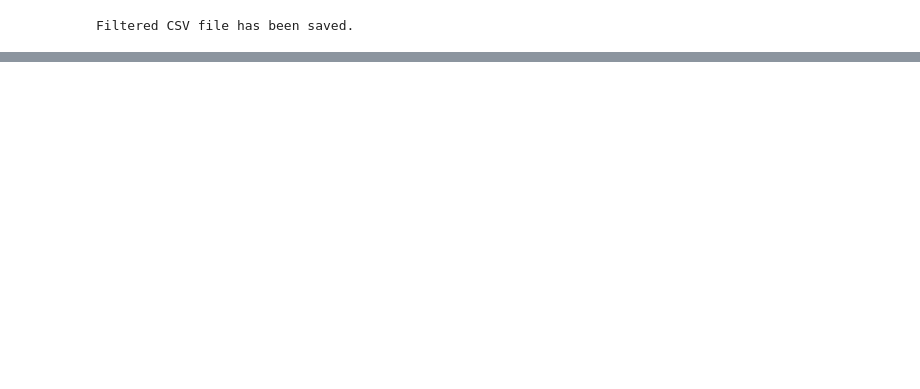
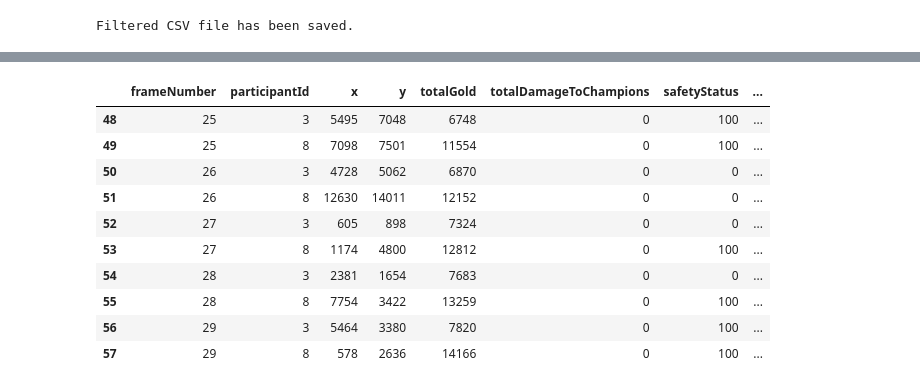
Before and after one commit to EmmsDK/DataProcessing, a Jupyter notebook: threatCalculator.ipynb, the cells around one changed output, grey strips where cells are left out. Saved outputs shown, nothing was run; the diff lists cells and outputs as text; code cells hidden in the pictures; blank space fills up the shorter version.

```diff
--- a/threatCalculator.ipynb
+++ b/threatCalculator.ipynb
@@ -6,7 +6,7 @@ import os
 import csv
 
 #maybe doc import
-with open(r"E:\DistanceTesting\filenamesv2\EUW1_6863954134.json", "r", encoding="utf-8") as file:
+with open("E:\\DistanceTesting\\filenamesv2\\EUW1_6871911174.json", "r", encoding="utf-8") as file:
     data = json.load(file)
 
 blueTimestamps = {}
@@ -234,5 +225,5 @@ Danger , threat = 100
 # %%
-file_path = r"E:\DistanceTesting\filenamesv2\EUW1_6863954134.json"
+file_path = "E:\\DistanceTesting\\filenamesv2\\EUW1_6871911174.json"
 df = pd.read_csv(file_path)
 
 # Filter the DataFrame to keep only rows where the participant ID is 3 or 8
@@ -240,7 +231,7 @@ df = pd.read_csv(file_path)
 filtered_df = df[df['participantId'].isin([3, 8])]
 
 # Save the filtered DataFrame to a new CSV file
-filtered_file_path = r"E:\DistanceTesting\filenamesv2\EUW1_6863954134.json"
+filtered_file_path = "E:\\DistanceTesting\\filenamesv2\\EUW1_6871911174.json"
 filtered_df.to_csv(filtered_file_path, index=False)
 
 print('Filtered CSV file has been saved.')
@@ -279,0 +271,49 @@ df.tail(10)
+# %%
+file_path='E:\\DistanceTesting\\filenamesv2\\EUW1_6871911174.json'
+blueTimestamps = {}
+redTimestamps = {}
+participantData = []
+
+def demo_one_button_run(file_path):
+    with open(file_path, "r", encoding="utf-8") as file:
+        data = json.load(file)
+
+
+    towerData = getTowerDestroyedData(data, participantData)
+
+# Display the extracted data
+    for tower in towerData:
+        teamId = tower['teamId']
+        towerType = tower['towerType']
+        laneType = tower['laneType']
+        timestamp = tower['timestamp']
+
+        if towerType in ['OUTER_TURRET', 'INNER_TURRET']:
+            print(f"Team: {teamId}, Tower Type: {towerType}, Lane: {laneType}, timestamp {timestamp}")
+
+    print("\nBlue Team Timestamps:")
+    for caseNumber, timestamp in blueTimestamps.items():
+        print(f"Case Number: {caseNumber}, Timestamp: {timestamp}")
+
+    print("\nRed Team Timestamps:")
+    for caseNumber, timestamp in redTimestamps.items():
+        print(f"Case Number: {caseNumber}, Timestamp: {timestamp}")
+    processParticipantFramesToCsv(file_path, file_path, blueTimestamps, redTimestamps)
+
+    df = pd.read_csv(file_path)
+    filtered_df = df[df['participantId'].isin([3, 8])]
+    filtered_df.to_csv(file_path, index=False)
+    print('Filtered CSV file has been saved.')
+    df = pd.read_csv(file_path)
+    df['progressive_average_threat'] = df.groupby('participantId')['safetyStatus'].expanding().mean().reset_index(level=0, drop=True)
+    df.to_csv(file_path, index=False)
+    print(f"Modified file saved to {file_path}")
+    df = pd.read_csv(file_path)
+    df.tail(10)
+
+
+
+demo_one_button_run(file_path)
+df = pd.read_csv(file_path)
+df.tail(10)
+# %% [output]
@@ -279,0 +337,11 @@ df.tail(10)
+|  | frameNumber | participantId | x | y | totalGold | totalDamageToChampions | safetyStatus | ... |
+| 48 | 25 | 3 | 5495 | 7048 | 6748 | 0 | 100 | ... |
+| 49 | 25 | 8 | 7098 | 7501 | 11554 | 0 | 100 | ... |
+| 50 | 26 | 3 | 4728 | 5062 | 6870 | 0 | 0 | ... |
+| 51 | 26 | 8 | 12630 | 14011 | 12152 | 0 | 0 | ... |
+| 52 | 27 | 3 | 605 | 898 | 7324 | 0 | 0 | ... |
+| 53 | 27 | 8 | 1174 | 4800 | 12812 | 0 | 100 | ... |
+| 54 | 28 | 3 | 2381 | 1654 | 7683 | 0 | 0 | ... |
+| 55 | 28 | 8 | 7754 | 3422 | 13259 | 0 | 100 | ... |
+| 56 | 29 | 3 | 5464 | 3380 | 7820 | 0 | 100 | ... |
+| 57 | 29 | 8 | 578 | 2636 | 14166 | 0 | 100 | ... |
```
Also changed, not shown: parts of 7 cells of this notebook, 1 other file.
